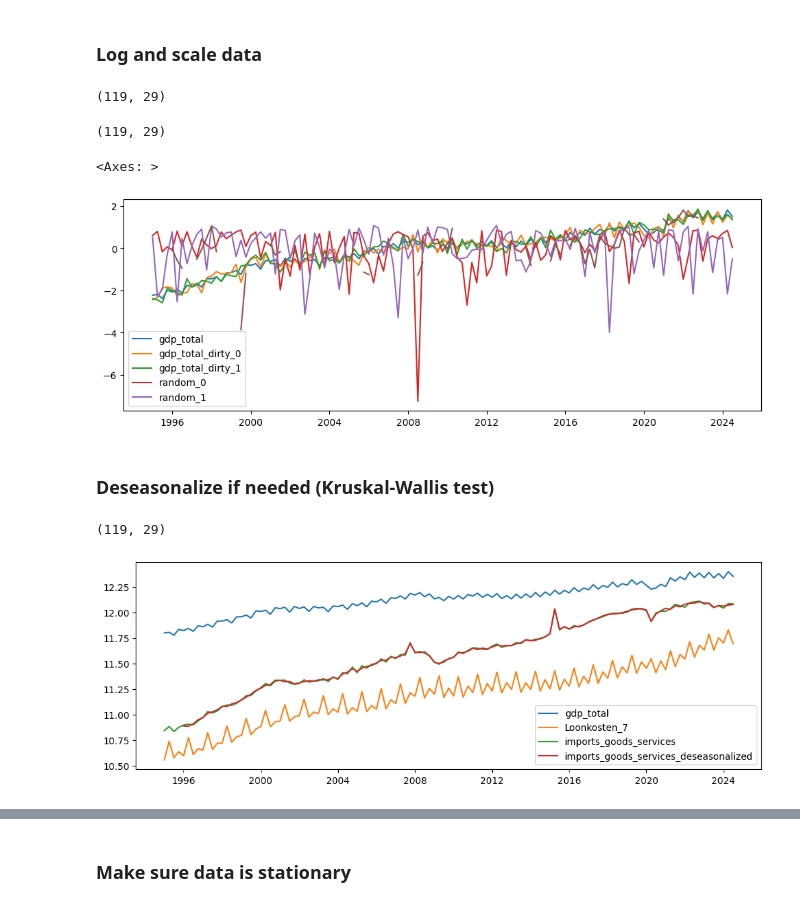
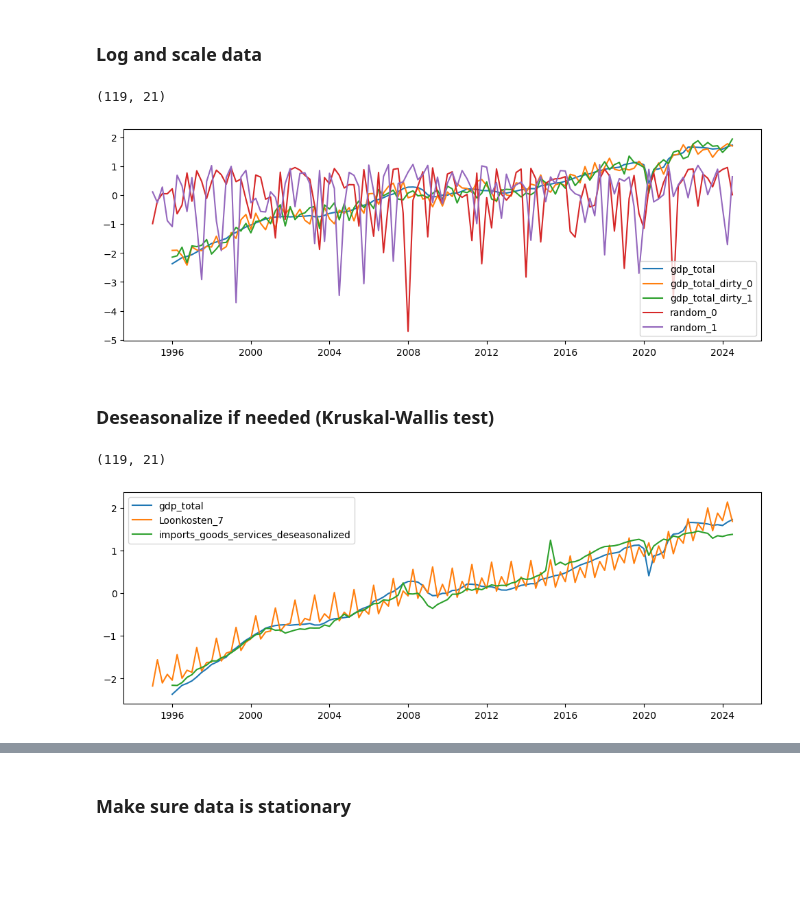
Before and after one commit to powell001/NowCast_Data_v2, a Jupyter notebook: src/a06_forecastQuarterlyData_withQuarterlyData_Lasso.ipynb, the cells around one changed output, grey strips where cells are left out. Saved outputs shown, nothing was run; the diff lists cells and outputs as text; code cells hidden in the pictures; blank space fills up the shorter version.

Commit message:
re-written tests, everything working.  Need to do for monthly data as well.

```diff
--- a/src/a06_forecastQuarterlyData_withQuarterlyData_Lasso.ipynb
+++ b/src/a06_forecastQuarterlyData_withQuarterlyData_Lasso.ipynb
@@ -54,16 +39,16 @@ import random
 
 # subset of the data
 df1 = df[[
-        'gdp_total',
-        'imports_goods_services',
-        'household_cons',
-        'gov_consumption',
-        'investments',
-        'gpd_invest_business_households',
-        'gov_invest',
-        'change_supply',
-        'exports_goods_services',
-        #'gdp_total_deseasonalized',
+        # 'gdp_total',
+        # 'imports_goods_services',
+        # 'household_cons',
+        # 'gov_consumption',
+        # 'investments',
+        # 'gpd_invest_business_households',
+        # 'gov_invest',
+        # 'change_supply',
+        # 'exports_goods_services',
+        'gdp_total_deseasonalized',
         'imports_goods_services_deseasonalized',
         'household_cons_deseasonalized',
         'gov_consumption_deseasonalized',
@@ -114,13 +93,23 @@ print(df1.shape)
 # %%
 # scale data to make comparable
 
-df2 = np.log(df1.loc[:, ~df1.columns.isin(['change_supply', 'change_supply_deseasonalized'])])
-df2['change_supply']= df1['change_supply']
-df1 = df2.copy()
+def log_data(data,seasonal_only = True):
 
-print(df1.shape)
+
+    if seasonal_only:
+        df2 = np.log(data.loc[:, ~data.columns.isin(['change_supply_deseasonalized'])])
+        df2['change_supply_deseasonalized']= data['change_supply_deseasonalized']
+        data = df2.copy()
+
+    else:
+        df2 = np.log(data.loc[:, ~data.columns.isin(['change_supply', 'change_supply_deseasonalized'])])
+        df2['change_supply']= data['change_supply']
+        df2['change_supply_deseasonalized']= data['change_supply_deseasonalized']
+        data = df2.copy()
+
+    return data
+
+df1 = log_data(df1, seasonal_only=True)
-# %% [output]
-(119, 29)
 # %%
 scaler = StandardScaler()
 df1_scaled = scaler.fit_transform(df1)
@@ -131,9 +120,8 @@ scaled_features_df.head()
 
 print(scaled_features_df.shape)
 # %% [output]
-(119, 29)
+(119, 21)
-<Axes: >
-[figure, old version]
+[figure, new version]
 # %%
 #############################
 # Dataframe of column names for storing tests
@@ -159,12 +147,12 @@ kw1 = seasonality_test(scaled_features_df)
 # %% [markdown]
 ### Deseasonalize if needed (Kruskal-Wallis test)
 # %%
-df1[['gdp_total', 'Loonkosten_7', 'imports_goods_services', 'imports_goods_services_deseasonalized']].plot()
+scaled_features_df[['gdp_total', 'Loonkosten_7', 'imports_goods_services_deseasonalized']].plot()
 
 print(df1.shape)
 # %% [output]
-(119, 29)
+(119, 21)
-[figure, old version]
+[figure, new version]
 # %%
 def Kruskal_Wallis_Qt(data, STORE_FOR_TESTS): # Quarterly seasonality
 
```
Also changed, not shown: parts of 36 cells of this notebook.
